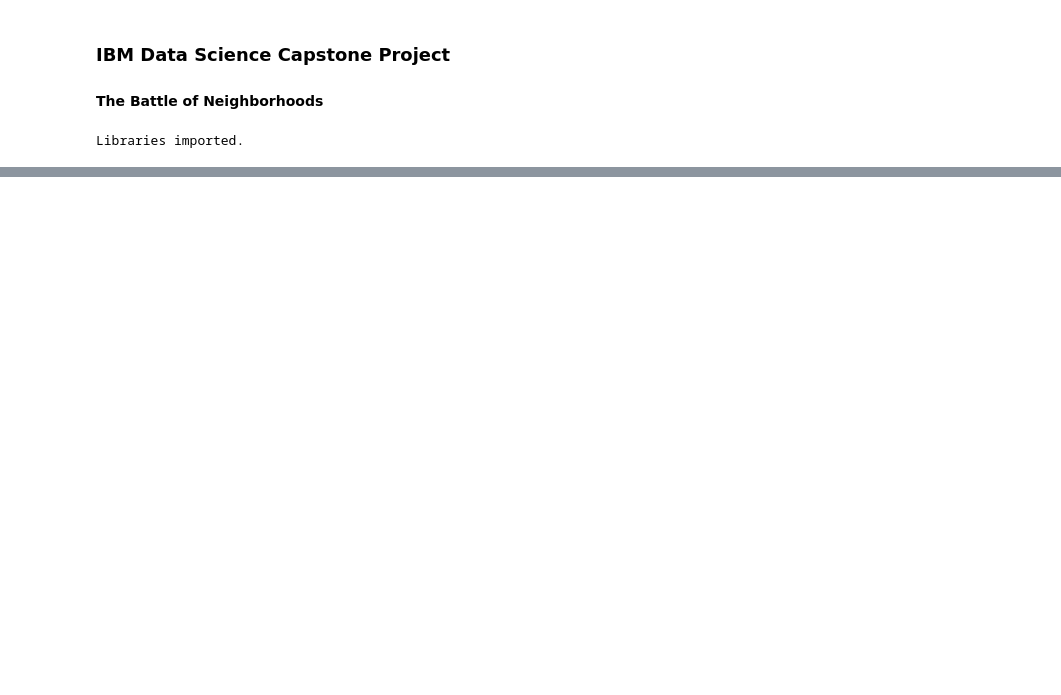
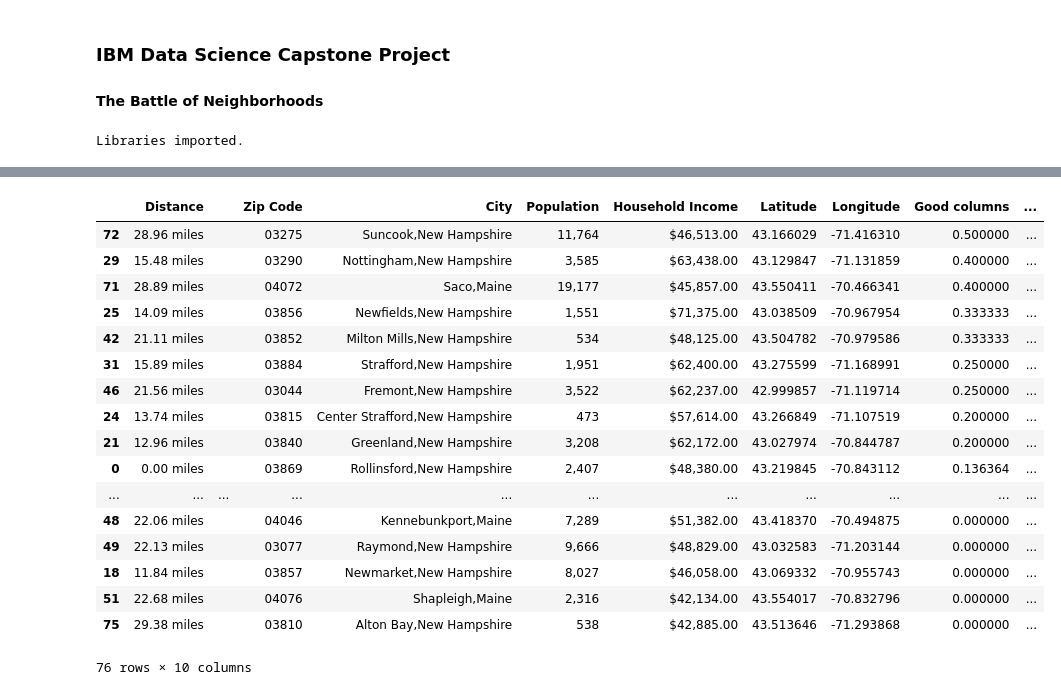
Before and after one commit to ZSwitaj/Coursera_Capstone, a Jupyter notebook: Capstone Project - Battle of Neighborhoods.ipynb, the cells around one changed output, grey strips where cells are left out. Drawn from its saved outputs; the diff is of its cells as text; code cells hidden in the pictures; blank space fills up the shorter version.

```diff
--- a/Capstone Project - Battle of Neighborhoods.ipynb
+++ b/Capstone Project - Battle of Neighborhoods.ipynb
@@ -90,0 +186,9 @@ map_rollinsford
+# %%
+venue_onehot = pd.get_dummies(nearby_venues[['Venue Category']], prefix = "", prefix_sep="")
+venue_onehot['City'] = nearby_venues['City']
+
+tmp = venue_onehot.pop('City')
+venue_onehot.insert(0, 'City', tmp)
+
+city_venues = venue_onehot.groupby('City').mean().reset_index()
+city_venues.head()
@@ -90,0 +207,8 @@ map_rollinsford
+# %%
+good_cols = ['Athletics & Sports', 'Dance Studio','Golf Course','Gymnastics Gym','Health Food Store','Juice Bar','Sporting Goods Shop','Soccer Field','Trail','Weight Loss Center','Yoga Studio']
+bad_cols = ['Gym','Gym / Fitness Center']
+# %%
+city_venues['Good columns'] = city_venues[good_cols].sum(axis = 1)
+city_venues['Bad columns'] = city_venues[bad_cols].sum(axis = 1)
+sorted_city_venues = city_venues.sort_values(by='Good columns', ascending = False)
+sorted_city_venues.head()
@@ -90,0 +223,4 @@ map_rollinsford
+# %%
+df_good_bad_cols = sorted_city_venues[['City','Good columns', 'Bad columns']]
+df_info = pd.merge(df, df_good_bad_cols,how="inner", on = 'City')
+df_info.head()
@@ -90,0 +234,21 @@ map_rollinsford
+# %%
+df_info.sort_values('Good columns', ascending = False)
+# %% [output]
+|  | Distance |  | Zip Code | City | Population | Household Income | Latitude | Longitude | Good columns | ... |
+| 72 | 28.96 miles |  | 03275 | Suncook,New Hampshire | 11,764 | $46,513.00 | 43.166029 | -71.416310 | 0.500000 | ... |
+| 29 | 15.48 miles |  | 03290 | Nottingham,New Hampshire | 3,585 | $63,438.00 | 43.129847 | -71.131859 | 0.400000 | ... |
+| 71 | 28.89 miles |  | 04072 | Saco,Maine | 19,177 | $45,857.00 | 43.550411 | -70.466341 | 0.400000 | ... |
+| 25 | 14.09 miles |  | 03856 | Newfields,New Hampshire | 1,551 | $71,375.00 | 43.038509 | -70.967954 | 0.333333 | ... |
+| 42 | 21.11 miles |  | 03852 | Milton Mills,New Hampshire | 534 | $48,125.00 | 43.504782 | -70.979586 | 0.333333 | ... |
+| 31 | 15.89 miles |  | 03884 | Strafford,New Hampshire | 1,951 | $62,400.00 | 43.275599 | -71.168991 | 0.250000 | ... |
+| 46 | 21.56 miles |  | 03044 | Fremont,New Hampshire | 3,522 | $62,237.00 | 42.999857 | -71.119714 | 0.250000 | ... |
+| 24 | 13.74 miles |  | 03815 | Center Strafford,New Hampshire | 473 | $57,614.00 | 43.266849 | -71.107519 | 0.200000 | ... |
+| 21 | 12.96 miles |  | 03840 | Greenland,New Hampshire | 3,208 | $62,172.00 | 43.027974 | -70.844787 | 0.200000 | ... |
+| 0 | 0.00 miles |  | 03869 | Rollinsford,New Hampshire | 2,407 | $48,380.00 | 43.219845 | -70.843112 | 0.136364 | ... |
+| ... | ... | ... | ... | ... | ... | ... | ... | ... | ... | ... |
+| 48 | 22.06 miles |  | 04046 | Kennebunkport,Maine | 7,289 | $51,382.00 | 43.418370 | -70.494875 | 0.000000 | ... |
+| 49 | 22.13 miles |  | 03077 | Raymond,New Hampshire | 9,666 | $48,829.00 | 43.032583 | -71.203144 | 0.000000 | ... |
+| 18 | 11.84 miles |  | 03857 | Newmarket,New Hampshire | 8,027 | $46,058.00 | 43.069332 | -70.955743 | 0.000000 | ... |
+| 51 | 22.68 miles |  | 04076 | Shapleigh,Maine | 2,316 | $42,134.00 | 43.554017 | -70.832796 | 0.000000 | ... |
+| 75 | 29.38 miles |  | 03810 | Alton Bay,New Hampshire | 538 | $42,885.00 | 43.513646 | -71.293868 | 0.000000 | ... |
+76 rows × 10 columns
```
Also changed, not shown: parts of 15 cells of this notebook.
